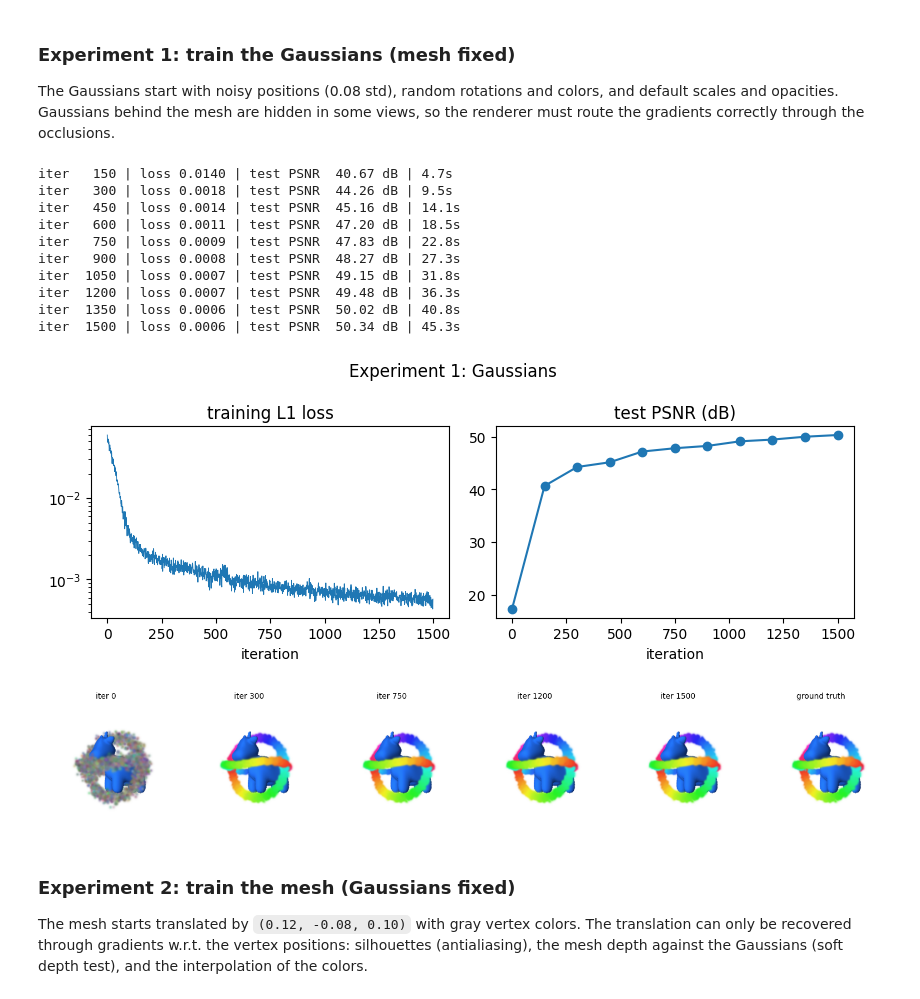
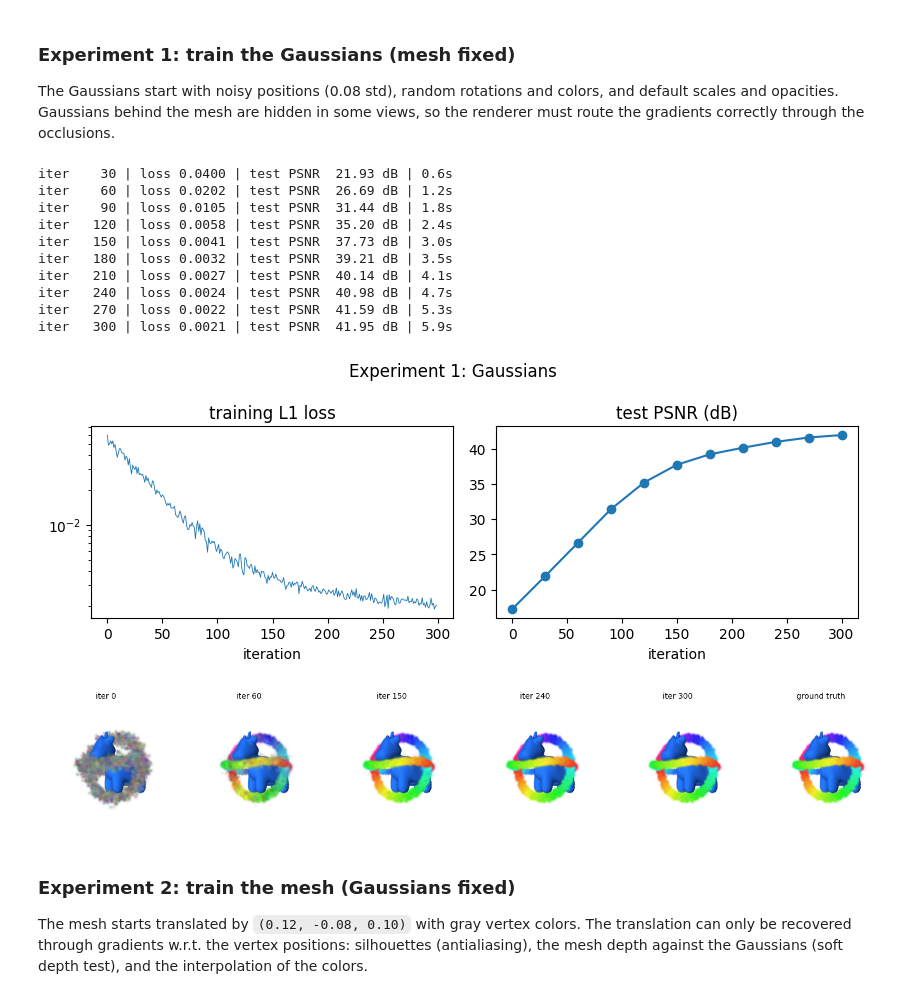
Before and after one commit to PeizhiYan/gmesh, a Jupyter notebook: examples/example-4 - toy training.ipynb, the cells around one changed output. Cells and saved outputs as stored; diff of their text form; code cells hidden in the pictures.

```diff
--- a/examples/example-4 - toy training.ipynb
+++ b/examples/example-4 - toy training.ipynb
@@ -202,22 +202,22 @@ def show_progress(history):
 
 The Gaussians start with noisy positions (0.08 std), random rotations and colors, and default scales and opacities. Gaussians behind the mesh are hidden in some views, so the renderer must route the gradients correctly through the occlusions.
 # %%
-hist_gaussians = train(train_gaussians=True, train_mesh=False, iters=1500, snapshot_every=150)
+hist_gaussians = train(train_gaussians=True, train_mesh=False, iters=300, snapshot_every=30)
 plot_history(hist_gaussians, 'Experiment 1: Gaussians')
 show_progress(hist_gaussians)
 # %% [output]
-iter   150 | loss 0.0140 | test PSNR  40.67 dB | 4.7s
-iter   300 | loss 0.0018 | test PSNR  44.26 dB | 9.5s
-iter   450 | loss 0.0014 | test PSNR  45.16 dB | 14.1s
-iter   600 | loss 0.0011 | test PSNR  47.20 dB | 18.5s
-iter   750 | loss 0.0009 | test PSNR  47.83 dB | 22.8s
-iter   900 | loss 0.0008 | test PSNR  48.27 dB | 27.3s
-iter  1050 | loss 0.0007 | test PSNR  49.15 dB | 31.8s
-iter  1200 | loss 0.0007 | test PSNR  49.48 dB | 36.3s
-iter  1350 | loss 0.0006 | test PSNR  50.02 dB | 40.8s
-iter  1500 | loss 0.0006 | test PSNR  50.34 dB | 45.3s
+iter    30 | loss 0.0400 | test PSNR  21.93 dB | 0.6s
+iter    60 | loss 0.0202 | test PSNR  26.69 dB | 1.2s
+iter    90 | loss 0.0105 | test PSNR  31.44 dB | 1.8s
+iter   120 | loss 0.0058 | test PSNR  35.20 dB | 2.4s
+iter   150 | loss 0.0041 | test PSNR  37.73 dB | 3.0s
+iter   180 | loss 0.0032 | test PSNR  39.21 dB | 3.5s
+iter   210 | loss 0.0027 | test PSNR  40.14 dB | 4.1s
+iter   240 | loss 0.0024 | test PSNR  40.98 dB | 4.7s
+iter   270 | loss 0.0022 | test PSNR  41.59 dB | 5.3s
+iter   300 | loss 0.0021 | test PSNR  41.95 dB | 5.9s
-[figure, old version]
+[figure, new version]
-[figure, old version]
+[figure, new version]
 # %% [markdown]
 ### Experiment 2: train the mesh (Gaussians fixed)
 
```
Also changed, not shown: parts of 5 cells of this notebook, 5 other files.
